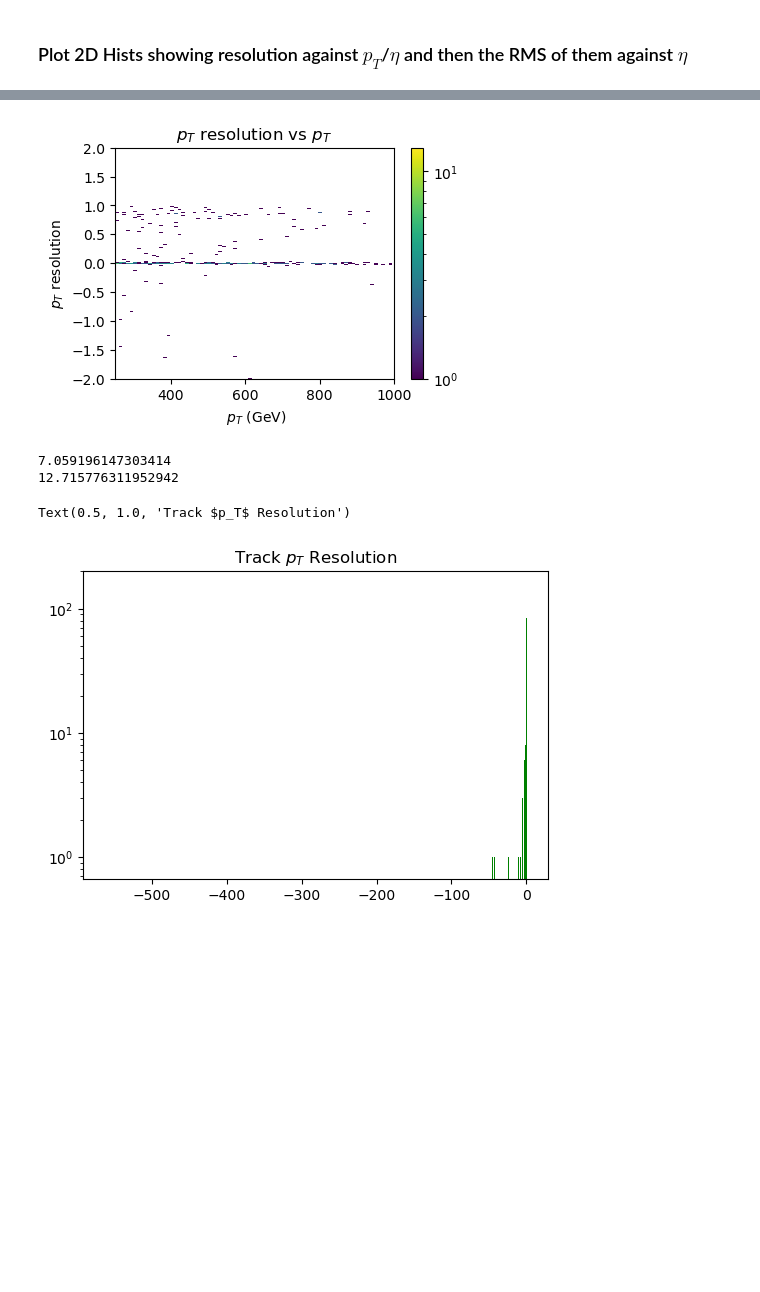
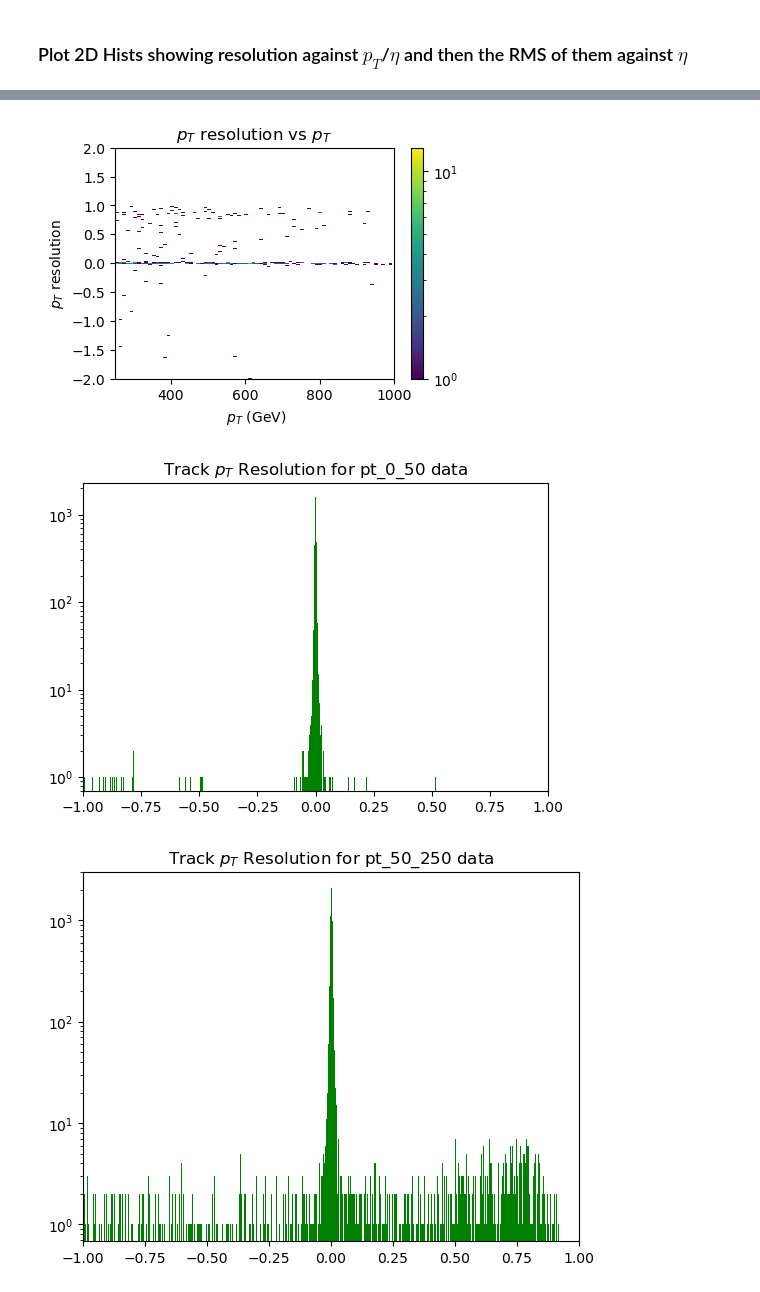
Before and after one commit to kdp-lab/maia_detector_paper, a Jupyter notebook: json_analysis.ipynb, the cells around one changed output, grey strips where cells are left out. Drawn from its saved outputs; the diff is of its cells as text; code cells hidden in the pictures; blank space fills up the shorter version.

```diff
--- a/json_analysis.ipynb
+++ b/json_analysis.ipynb
@@ -612,16 +679,32 @@ Text(0.5, 1.0, 'Track $d_0$ Resolution')
 # %%
+from importlib import reload
+plt=reload(plt)
 plot2DHistogram(legacy['pt_match'], legacy['pt_res'],bins=(100,15000), label=r"$p_T$ resolution vs $p_T$; $p_T$ (GeV);$p_T$ resolution", xlim = [250,1000], ylim = (-2,2))
 plt.figure(figsize=(6, 4))
-print(np.sqrt(np.mean(np.square(legacy['pt_res'] - np.mean(legacy['pt_res'])))))
-print(np.std(pt_res))
-plt.hist((np.ravel(pt_res)), bins=5000, color='green')
+# print(np.sqrt(np.mean(np.square(legacy['pt_res'] - np.mean(legacy['pt_res'])))))
+pt_res_50_250 = pt_50_250['pt_res']
+
+plt.hist((np.ravel(pt_0_50['pt_res'])), bins=np.linspace(-1,1,500), color='green')
 plt.yscale('log')
-#plt.xlim(-1,1)
-plt.ylim(0,200)
-plt.title('Track $p_T$ Resolution')
+plt.xlim(-1,1)
+#plt.ylim(0,200)
+plt.title(r'Track $p_T$ Resolution for pt_0_50 data')
+plt.show()
+
+plt.hist((np.ravel(pt_res_50_250)), bins=np.linspace(-1,1,500), color='green')
+plt.yscale('log')
+plt.xlim(-1,1)
+#plt.ylim(0,200)
+plt.title(r'Track $p_T$ Resolution for pt_50_250 data')
+plt.show()
+
+plt.hist((np.ravel(pt_res)), bins=np.linspace(-1,1,500), color='green')
+plt.yscale('log')
+plt.xlim(-1,1)
+#plt.ylim(0,200)
+plt.title(r'Track $p_T$ Resolution for pt_250_1000 data')
+plt.show()
 # %% [output]
 [figure]
-7.059196147303414
-12.715776311952942
-Text(0.5, 1.0, 'Track $p_T$ Resolution')
-[figure, old version]
+[figure, new version]
+[figure, added]
```
Also changed, not shown: parts of 13 cells of this notebook.
